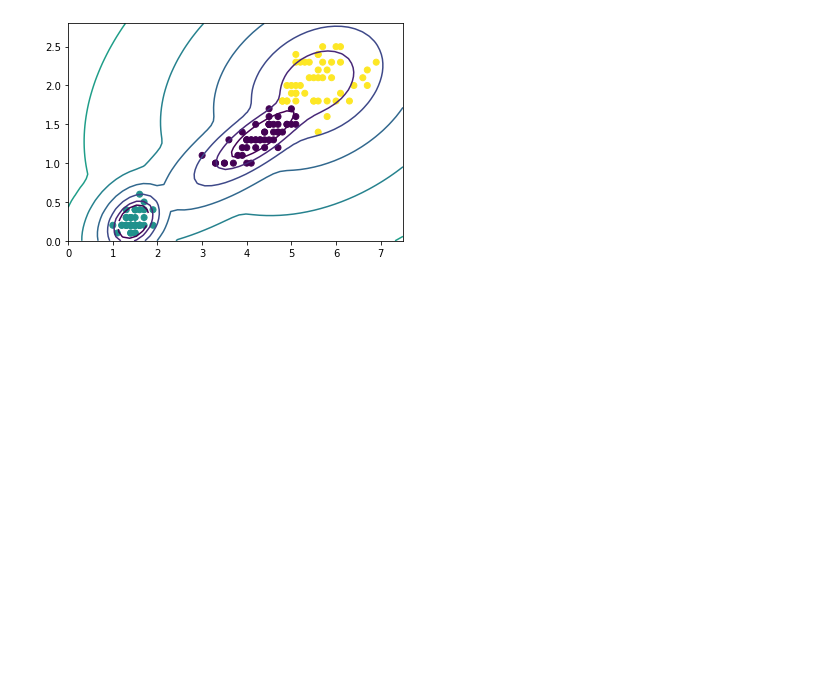
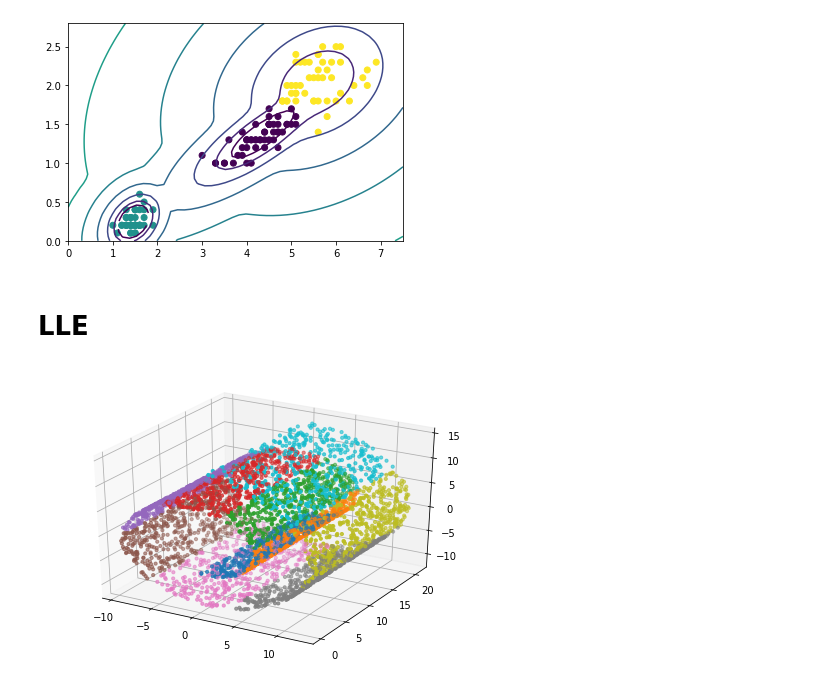
Before and after one commit to yuji-matsunami/machine_learning, a Jupyter notebook: 機械学習勉強会.ipynb, the cells around one changed output. Cells and saved outputs as stored; diff of their text form; code cells hidden in the pictures; blank space fills up the shorter version.

```diff
--- a/機械学習勉強会.ipynb
+++ b/機械学習勉強会.ipynb
@@ -684,3 +684,18 @@ plt.scatter(data.data[:,2], data.data[:,3], c=model.predict(data.data[:,2:4]))
 # %% [output]
 <matplotlib.collections.PathCollection at 0x...>
 [figure]
+# %% [markdown]
+# LLE
+# %%
+import matplotlib.pyplot as plt
+from sklearn.datasets import make_swiss_roll # ロールケーキみたいなデータが生成できるもの
+from mpl_toolkits.mplot3d import Axes3D # 3Dでplotするのに必要
+
+# Swiss Rollデータ作成
+X, Y = make_swiss_roll(n_samples=5000)
+fig = plt.figure()
+ax = Axes3D(fig)
+ax.scatter(X[:,0], X[:,1], X[:,2], s=10, c=Y,cmap="tab10")
+plt.show()
+# %% [output]
+[figure, added]
```
Also changed, not shown: parts of 3 cells of this notebook.
